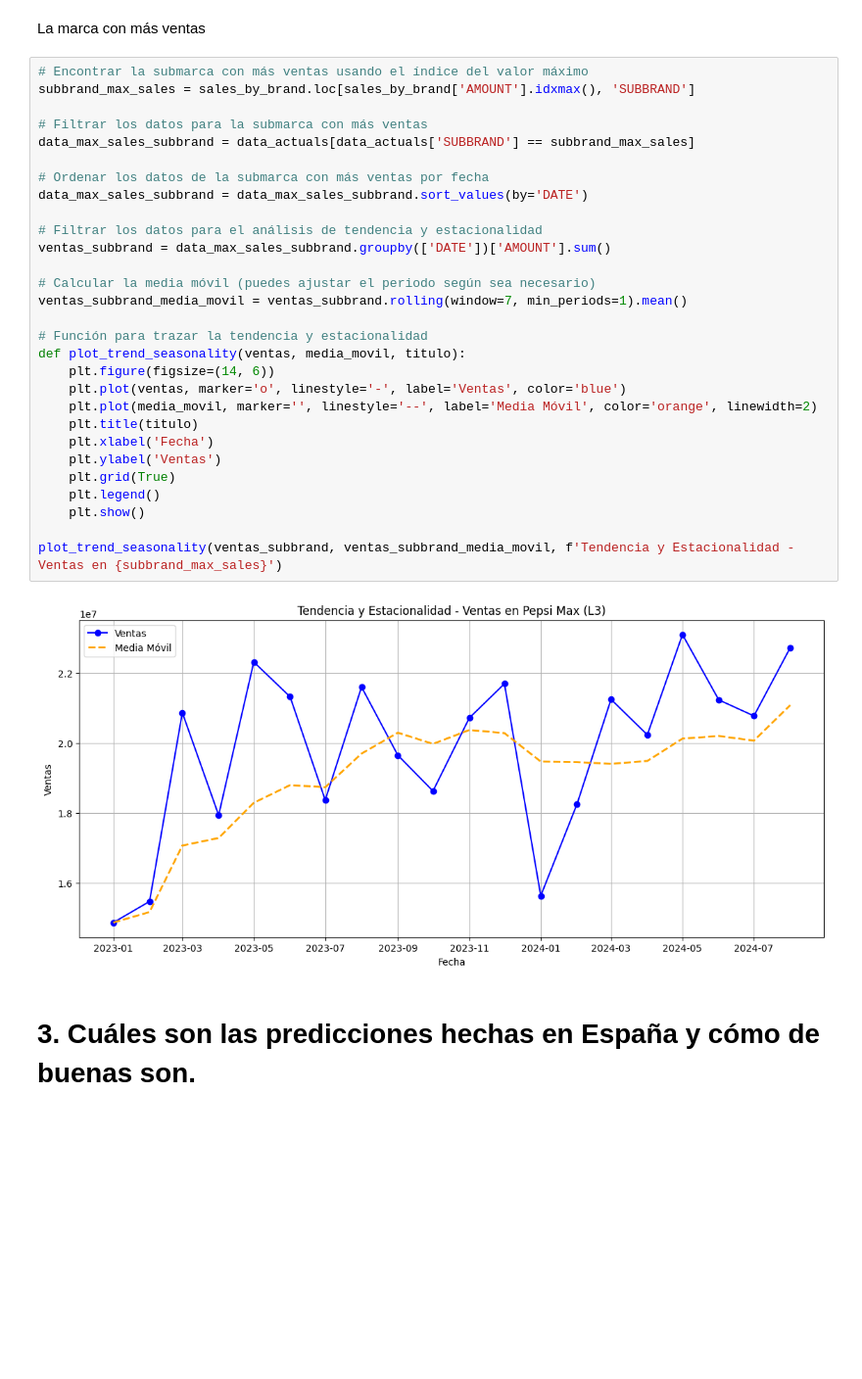
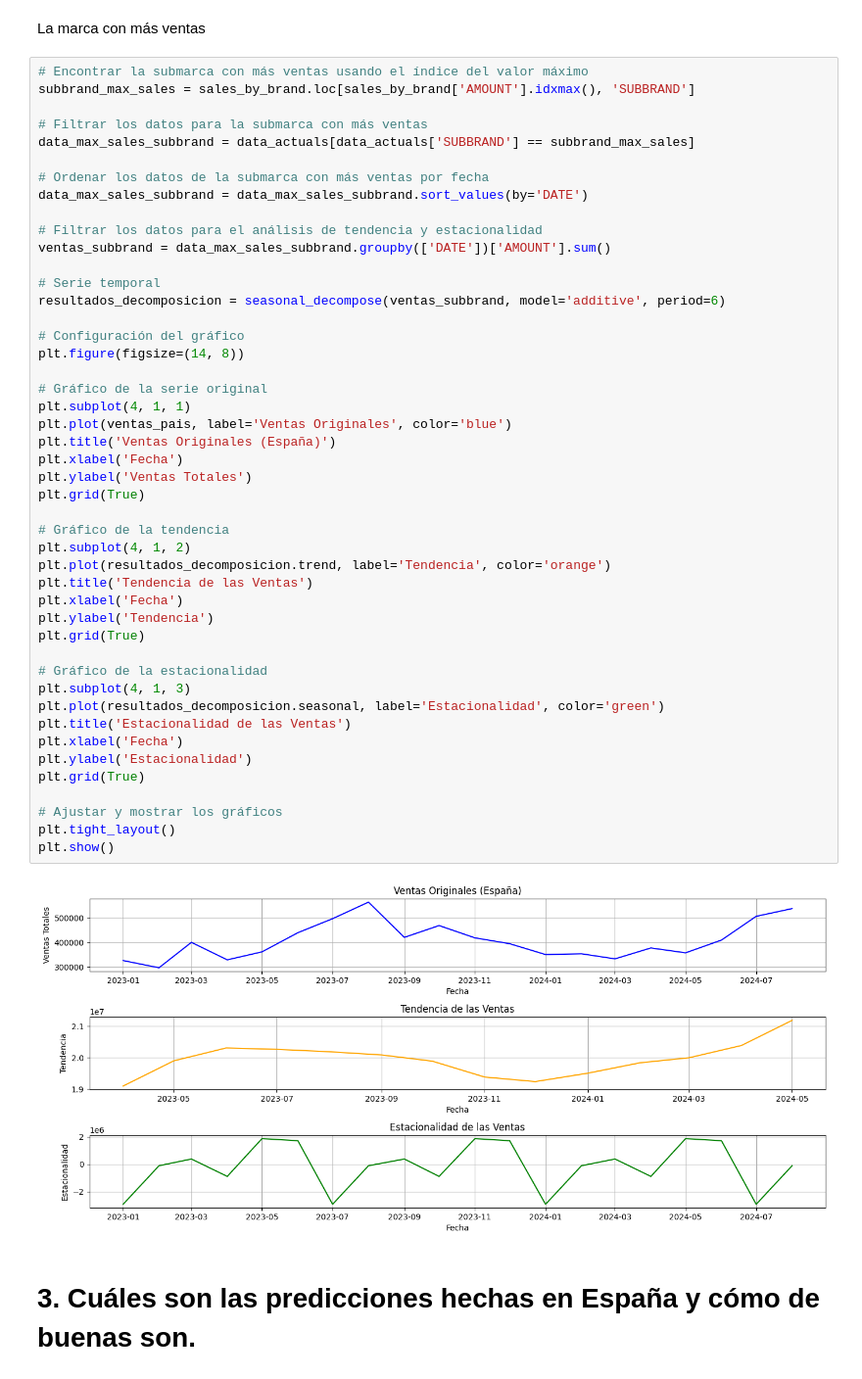
Before and after one commit to carlalopezz/UFV-visualizacion, a Jupyter notebook: Ejercicios_clase/P1_VD_LopezUtrilla_Carla.ipynb, the cells around one changed output. Shown: that part at 98% size. Drawn from its saved outputs; the diff is of its cells as text; blank space fills up the shorter version.

```diff
--- a/Ejercicios_clase/P1_VD_LopezUtrilla_Carla.ipynb
+++ b/Ejercicios_clase/P1_VD_LopezUtrilla_Carla.ipynb
@@ -263,34 +286,51 @@ La marca con más ventas
 # %%
 # Encontrar la submarca con más ventas usando el índice del valor máximo
 subbrand_max_sales = sales_by_brand.loc[sales_by_brand['AMOUNT'].idxmax(), 'SUBBRAND']
 
 # Filtrar los datos para la submarca con más ventas
 data_max_sales_subbrand = data_actuals[data_actuals['SUBBRAND'] == subbrand_max_sales]
 
 # Ordenar los datos de la submarca con más ventas por fecha
 data_max_sales_subbrand = data_max_sales_subbrand.sort_values(by='DATE')
 
 # Filtrar los datos para el análisis de tendencia y estacionalidad
 ventas_subbrand = data_max_sales_subbrand.groupby(['DATE'])['AMOUNT'].sum()
 
-# Calcular la media móvil (puedes ajustar el periodo según sea necesario)
-ventas_subbrand_media_movil = ventas_subbrand.rolling(window=7, min_periods=1).mean()
+# Serie temporal
+resultados_decomposicion = seasonal_decompose(ventas_subbrand, model='additive', period=6)
 
-# Función para trazar la tendencia y estacionalidad
-def plot_trend_seasonality(ventas, media_movil, titulo):
-    plt.figure(figsize=(14, 6))
-    plt.plot(ventas, marker='o', linestyle='-', label='Ventas', color='blue')
-    plt.plot(media_movil, marker='', linestyle='--', label='Media Móvil', color='orange', linewidth=2)
-    plt.title(titulo)
-    plt.xlabel('Fecha')
-    plt.ylabel('Ventas')
-    plt.grid(True)
-    plt.legend()
-    plt.show()
+# Configuración del gráfico
+plt.figure(figsize=(14, 8))
 
-plot_trend_seasonality(ventas_subbrand, ventas_subbrand_media_movil, f'Tendencia y Estacionalidad - Ventas en {subbrand_max_sales}')
+# Gráfico de la serie original
+plt.subplot(4, 1, 1)
+plt.plot(ventas_pais, label='Ventas Originales', color='blue')
+plt.title('Ventas Originales (España)')
+plt.xlabel('Fecha')
+plt.ylabel('Ventas Totales')
+plt.grid(True)
+
+# Gráfico de la tendencia
+plt.subplot(4, 1, 2)
+plt.plot(resultados_decomposicion.trend, label='Tendencia', color='orange')
+plt.title('Tendencia de las Ventas')
+plt.xlabel('Fecha')
+plt.ylabel('Tendencia')
+plt.grid(True)
+
+# Gráfico de la estacionalidad
+plt.subplot(4, 1, 3)
+plt.plot(resultados_decomposicion.seasonal, label='Estacionalidad', color='green')
+plt.title('Estacionalidad de las Ventas')
+plt.xlabel('Fecha')
+plt.ylabel('Estacionalidad')
+plt.grid(True)
+
+# Ajustar y mostrar los gráficos
+plt.tight_layout()
+plt.show()
 # %% [output]
-[figure, old version]
+[figure, new version]
 # %% [markdown]
 # **3. Cuáles son las predicciones hechas en España y cómo de buenas son.**
 # %%
```
Also changed, not shown: parts of 2 cells of this notebook.
